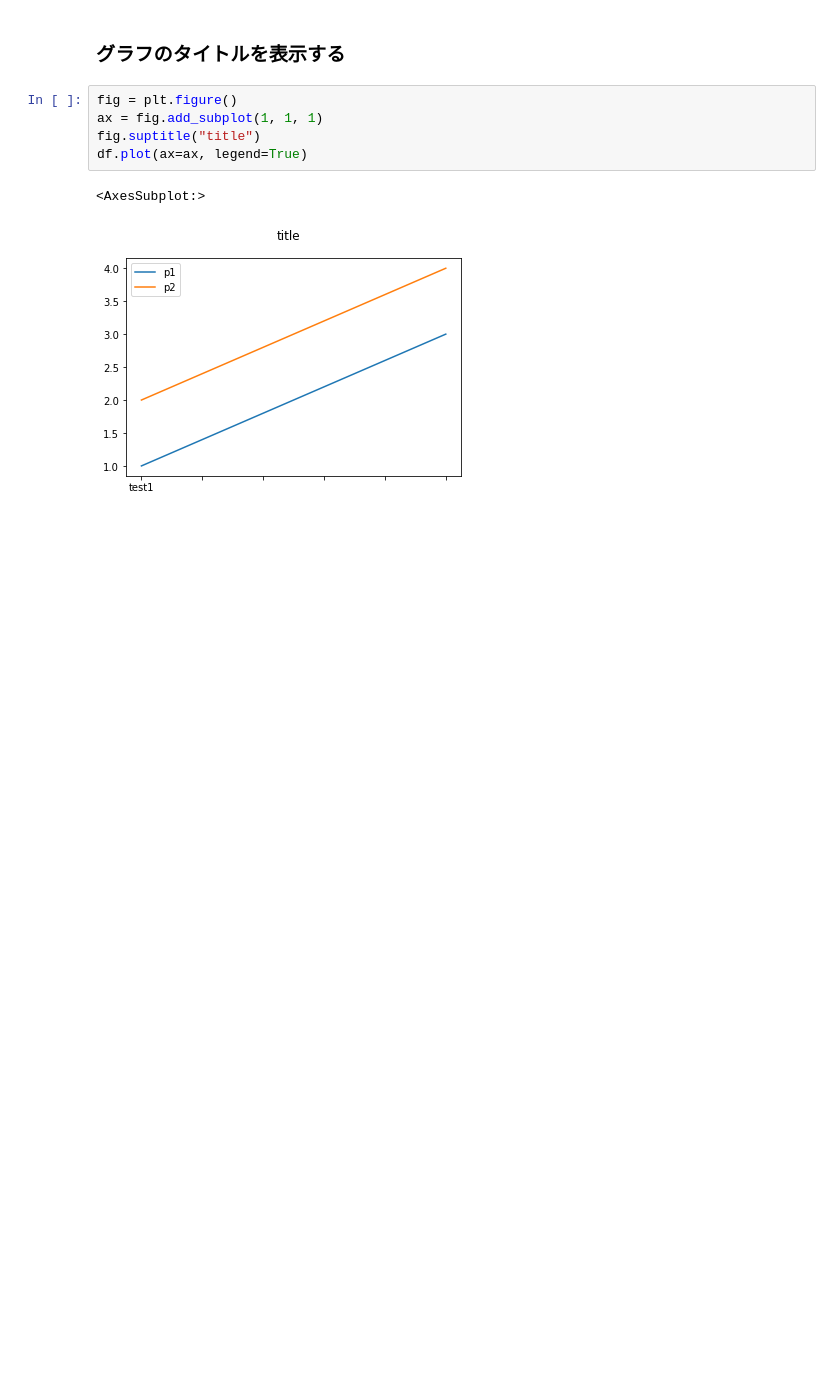
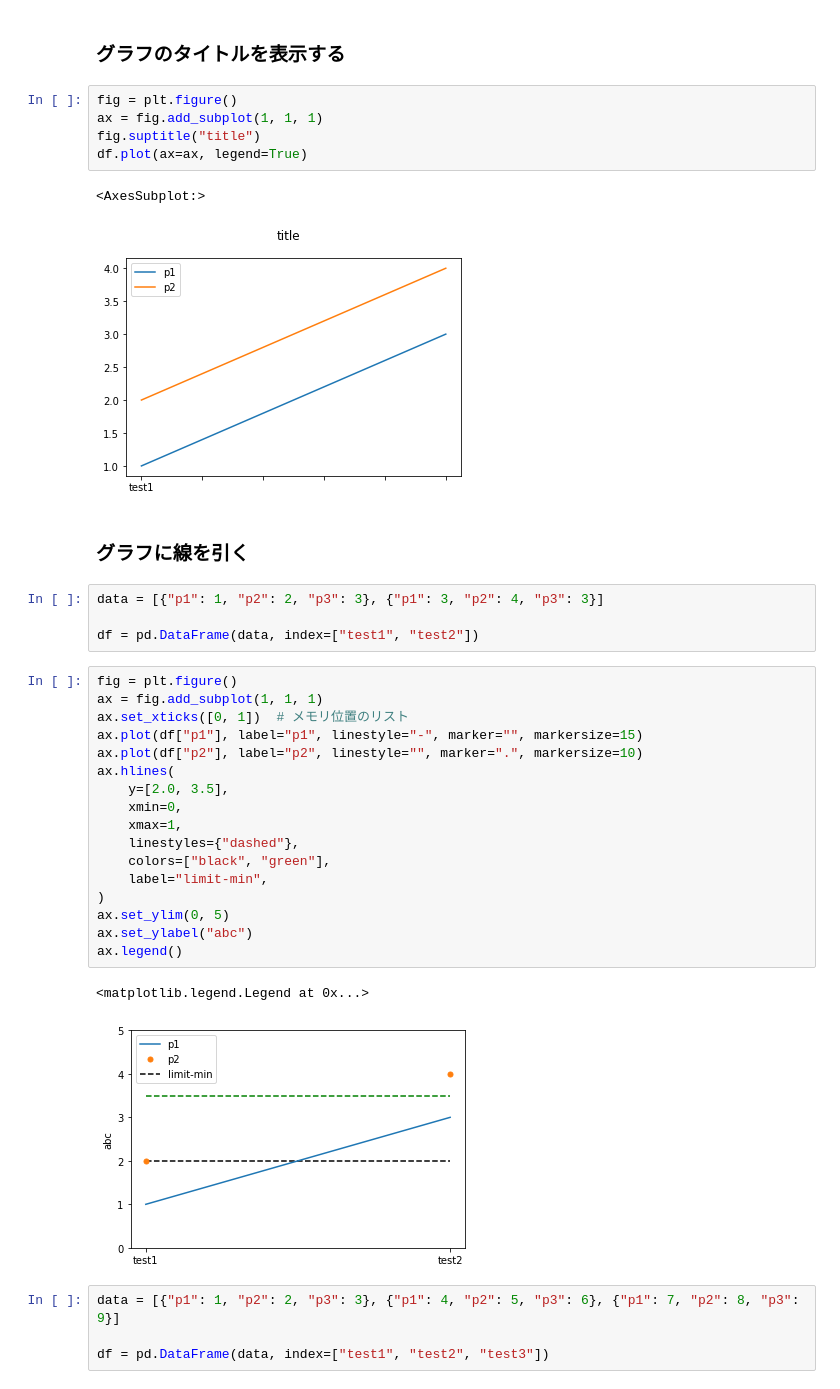
Before and after one commit to ri003074/Python3, a Jupyter notebook: src/matplotlib/matplotlib_summary.ipynb, the cells around one changed output. Cells and saved outputs as stored; diff of their text form; blank space fills up the shorter version.

```diff
--- a/src/matplotlib/matplotlib_summary.ipynb
+++ b/src/matplotlib/matplotlib_summary.ipynb
@@ -62,3 +61,33 @@ df.plot(ax=ax, legend=True)
 # %% [output]
 <AxesSubplot:>
 [figure]
+# %% [markdown]
+### グラフに線を引く
+# %%
+data = [{"p1": 1, "p2": 2, "p3": 3}, {"p1": 3, "p2": 4, "p3": 3}]
+
+df = pd.DataFrame(data, index=["test1", "test2"])
+# %%
+fig = plt.figure()
+ax = fig.add_subplot(1, 1, 1)
+ax.set_xticks([0, 1])  # メモリ位置のリスト
+ax.plot(df["p1"], label="p1", linestyle="-", marker="", markersize=15)
+ax.plot(df["p2"], label="p2", linestyle="", marker=".", markersize=10)
+ax.hlines(
+    y=[2.0, 3.5],
+    xmin=0,
+    xmax=1,
+    linestyles={"dashed"},
+    colors=["black", "green"],
+    label="limit-min",
+)
+ax.set_ylim(0, 5)
+ax.set_ylabel("abc")
+ax.legend()
+# %% [output]
+<matplotlib.legend.Legend at 0x...>
+[figure, added]
+# %%
+data = [{"p1": 1, "p2": 2, "p3": 3}, {"p1": 4, "p2": 5, "p3": 6}, {"p1": 7, "p2": 8, "p3": 9}]
+
+df = pd.DataFrame(data, index=["test1", "test2", "test3"])
```
Also changed, not shown: parts of 2 cells of this notebook, 2 other files.
